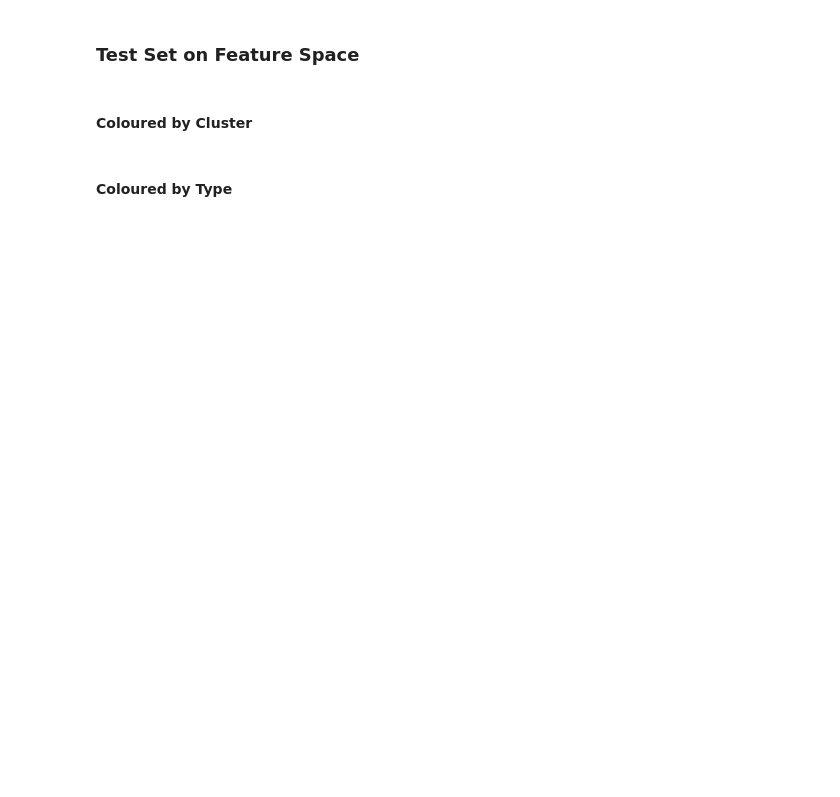
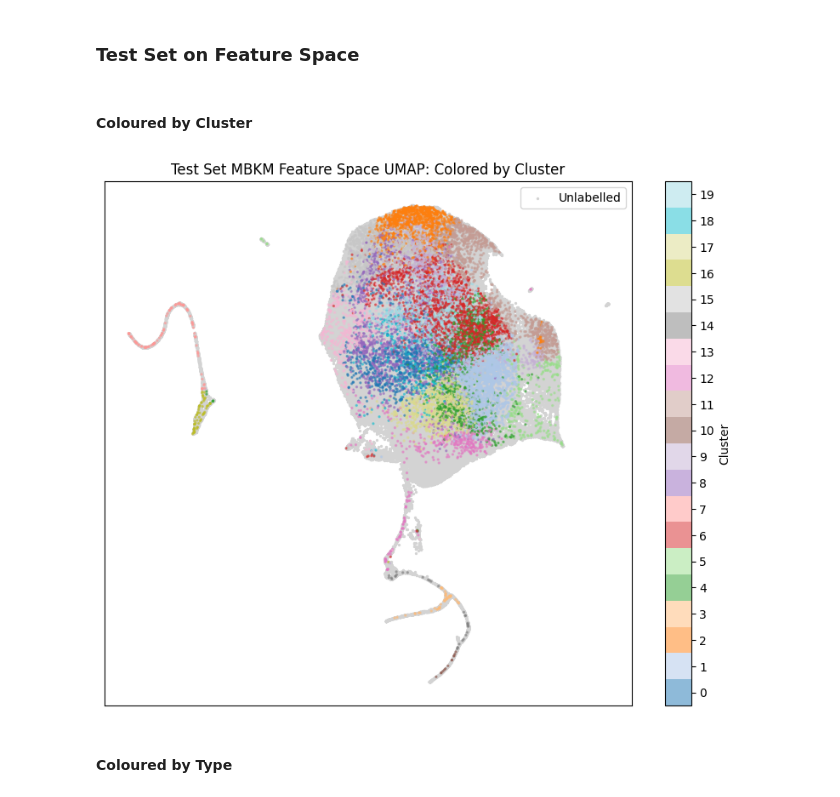
Before and after one commit to Kirstyelli-Work/MSc_Project, a Jupyter notebook: GZD_5_Classification.ipynb, the cells around one changed output. Drawn from its saved outputs; the diff is of its cells as text; code cells hidden in the pictures; blank space fills up the shorter version.

```diff
--- a/GZD_5_Classification.ipynb
+++ b/GZD_5_Classification.ipynb
@@ -506,29 +286,31 @@ mask = pca_features.index.isin(test_subset.index)
 #### Coloured by Cluster
 # %%
 colors = plt.cm.tab20.colors
-cmap = ListedColormap(colors[:20])
+cmap = ListedColormap(colors[:no_of_clusters])
 cluster_labels, cluster_ints = np.unique(test_subset['Cluster'], return_inverse=True)
 
 plt.figure(figsize=(10, 8))
 
 plt.scatter(umap_features[~mask, 0], umap_features[~mask, 1], c='lightgrey', s=2, label='Unlabelled')
 sc = plt.scatter(umap_features[mask, 0], umap_features[mask, 1], c=cluster_ints, cmap=cmap, s=2, alpha=0.5)
 
 cbar = plt.colorbar(sc, ticks=np.arange(len(cluster_labels)))
 cbar.set_label('Cluster')
 cbar.set_ticks(np.arange(len(cluster_labels)))
 cbar.set_ticklabels(cluster_labels)
 plt.clim(-0.5, len(cluster_labels)-0.5)
 
 if method == 'MBKM':
     plt.title('Test Set MBKM Feature Space UMAP: Colored by Cluster')
 elif method == 'BGMM':
     plt.title('Test Set BGMM Feature Space UMAP: Colored by Cluster')
 plt.xticks([])
 plt.yticks([])
 plt.legend()
 plt.savefig(os.path.join(data_root_dir, f'Thesis Plots/Test_Set_{method}_Feature_Space_UMAP_Colored_by_Cluster.png'), dpi=300, bbox_inches='tight')
 plt.show()
+# %% [output]
+[figure, added]
 # %% [markdown]
 #### Coloured by Type
 # %%
```
Also changed, not shown: parts of 41 cells of this notebook, 1 other file.
